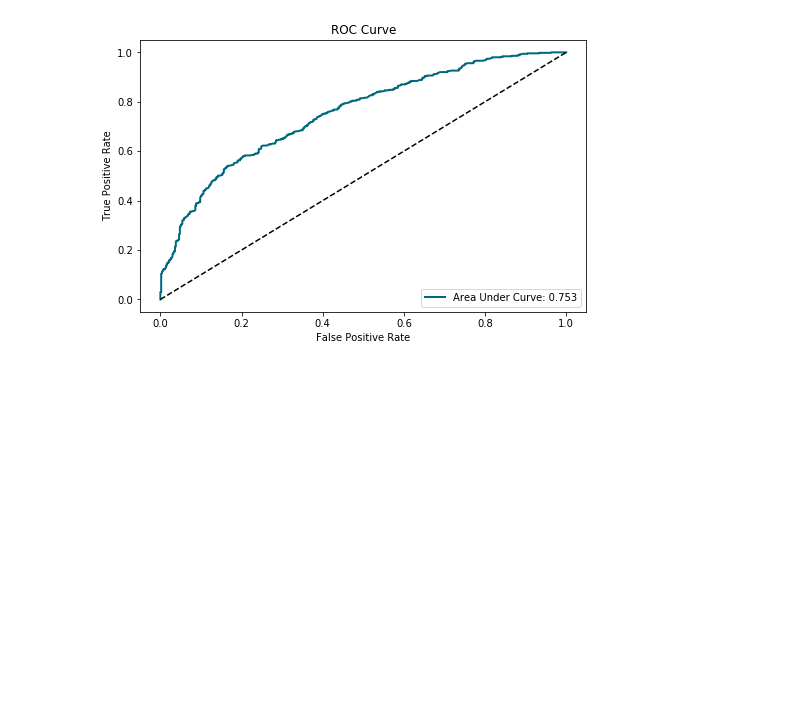
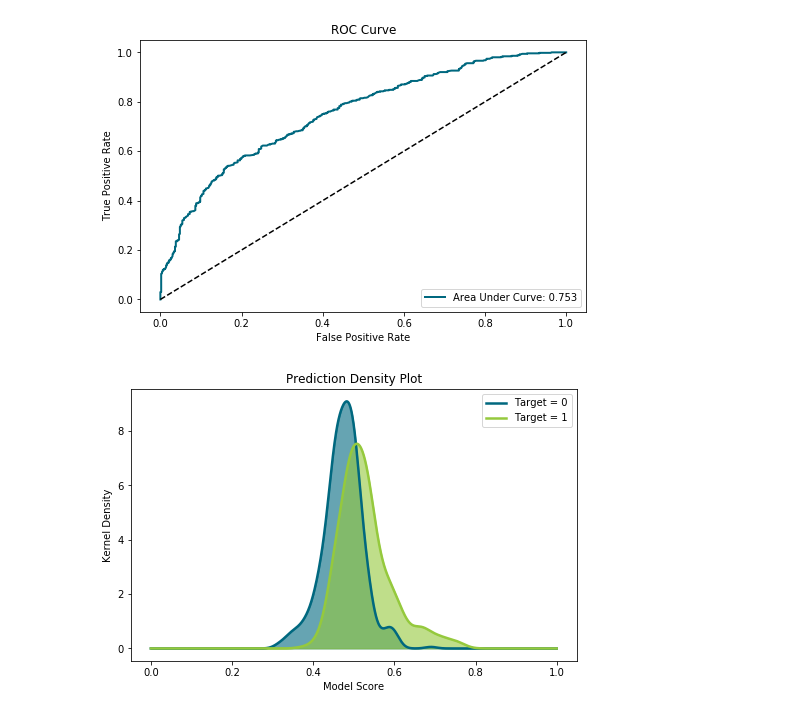
Before and after one commit to bmathias12/model-analysis, a Jupyter notebook: client_tests.ipynb, the cells around one changed output. Cells and saved outputs as stored; diff of their text form; code cells hidden in the pictures; blank space fills up the shorter version.

Commit message:
added prediction density

```diff
--- a/client_tests.ipynb
+++ b/client_tests.ipynb
@@ -18,3 +18,7 @@ analyzer = Analyzer(y, scores, preds)
 analyzer.plot_roc_curve()
 # %% [output]
 [figure]
+# %%
+analyzer.plot_prediction_density()
+# %% [output]
+[figure, added]
```
Also changed, not shown: 3 other files.
